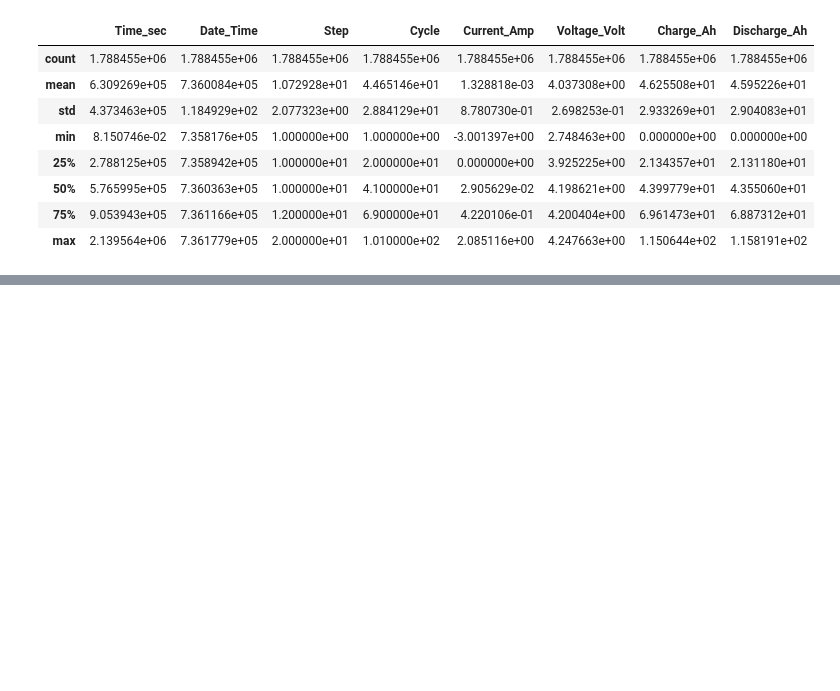
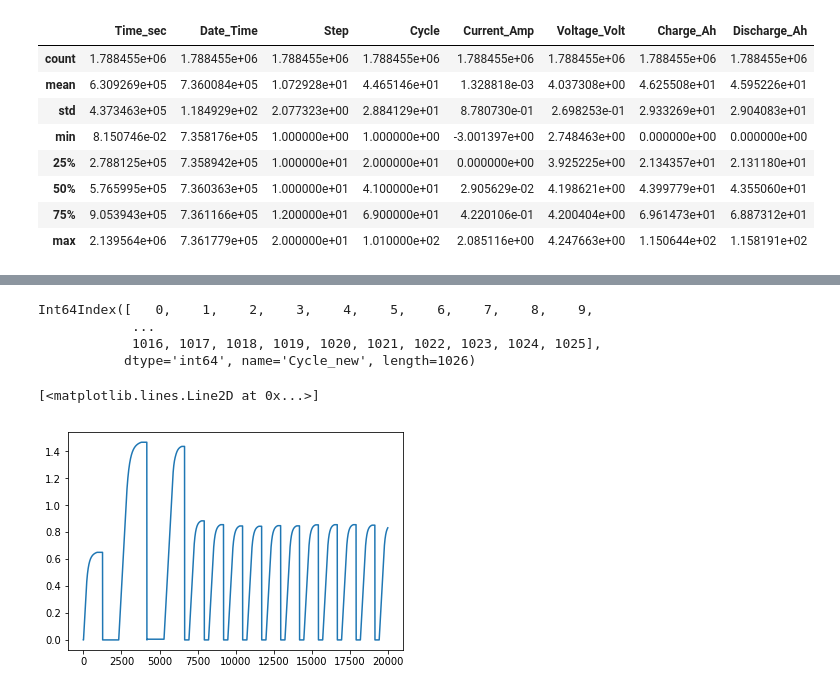
Before and after one commit to chintanp/BattDeg, a Jupyter notebook: scripts/data_exploration.ipynb, the cells around one changed output, grey strips where cells are left out. Cells and saved outputs as stored; diff of their text form; code cells hidden in the pictures; blank space fills up the shorter version.

Commit message:
WIP data_cleaning PL12 - cycle_new needs check

```diff
--- a/scripts/data_exploration.ipynb
+++ b/scripts/data_exploration.ipynb
@@ -134,0 +176,33 @@ df['Date_Time_new1'] = df['Date_Time'].apply(lambda x: datetime.datetime.fromord
+# %%
+# Group the data by cycle number
+df_pl12_indexed_grouped = df_pl12_indexed.groupby(['Cycle_new']).count()
+# %%
+cycles = df_pl12_indexed_grouped.index
+# %%
+cycles
+# %% [output]
+Int64Index([   0,    1,    2,    3,    4,    5,    6,    7,    8,    9,
+            ...
+            1016, 1017, 1018, 1019, 1020, 1021, 1022, 1023, 1024, 1025],
+           dtype='int64', name='Cycle_new', length=1026)
+# %%
+df_pl12_indexed['Charge_cycle_Ah'] = df_pl12_indexed['Charge_Ah']
+
+for i in range(4, 20): #len(cycles)):
+    cur_indices = df_pl12_indexed.index[df_pl12_indexed['Cycle_new'] == cycles[i]]
+    prev_indices = df_pl12_indexed.index[df_pl12_indexed['Cycle_new'] == cycles[i-1]]
+    prev_max = max(df_pl12_indexed['Charge_Ah'].iloc[prev_indices])
+    # Correct the charge capacity during the cycle - instead of cumulativ, let this column be capacity transferred during the cycle
+    df_pl12_indexed['Charge_cycle_Ah'].iloc[cur_indices] = df_pl12_indexed['Charge_Ah'].iloc[cur_indices] - prev_max
+# %%
+df_pl12_indexed['Discharge_cycle_Ah'] = df_pl12_indexed['Discharge_Ah']
+for i in range(3, 20): #len(cycles)):
+    cur_indices = df_pl12_indexed.index[df_pl12_indexed['Cycle_new'] == cycles[i]]
+    prev_indices = df_pl12_indexed.index[df_pl12_indexed['Cycle_new'] == cycles[i-1]]
+    prev_max_dis = max(df_pl12_indexed['Discharge_Ah'].iloc[prev_indices])
+    df_pl12_indexed['Discharge_cycle_Ah'].iloc[cur_indices] = df_pl12_indexed['Discharge_Ah'].iloc[cur_indices] - prev_max_dis
+# %%
+plt.plot(df_pl12_indexed['Charge_cycle_Ah'].iloc[0:20000])
+# %% [output]
+[<matplotlib.lines.Line2D at 0x...>]
+[figure, added]
```
Also changed, not shown: parts of 25 cells of this notebook, 1 other file.
